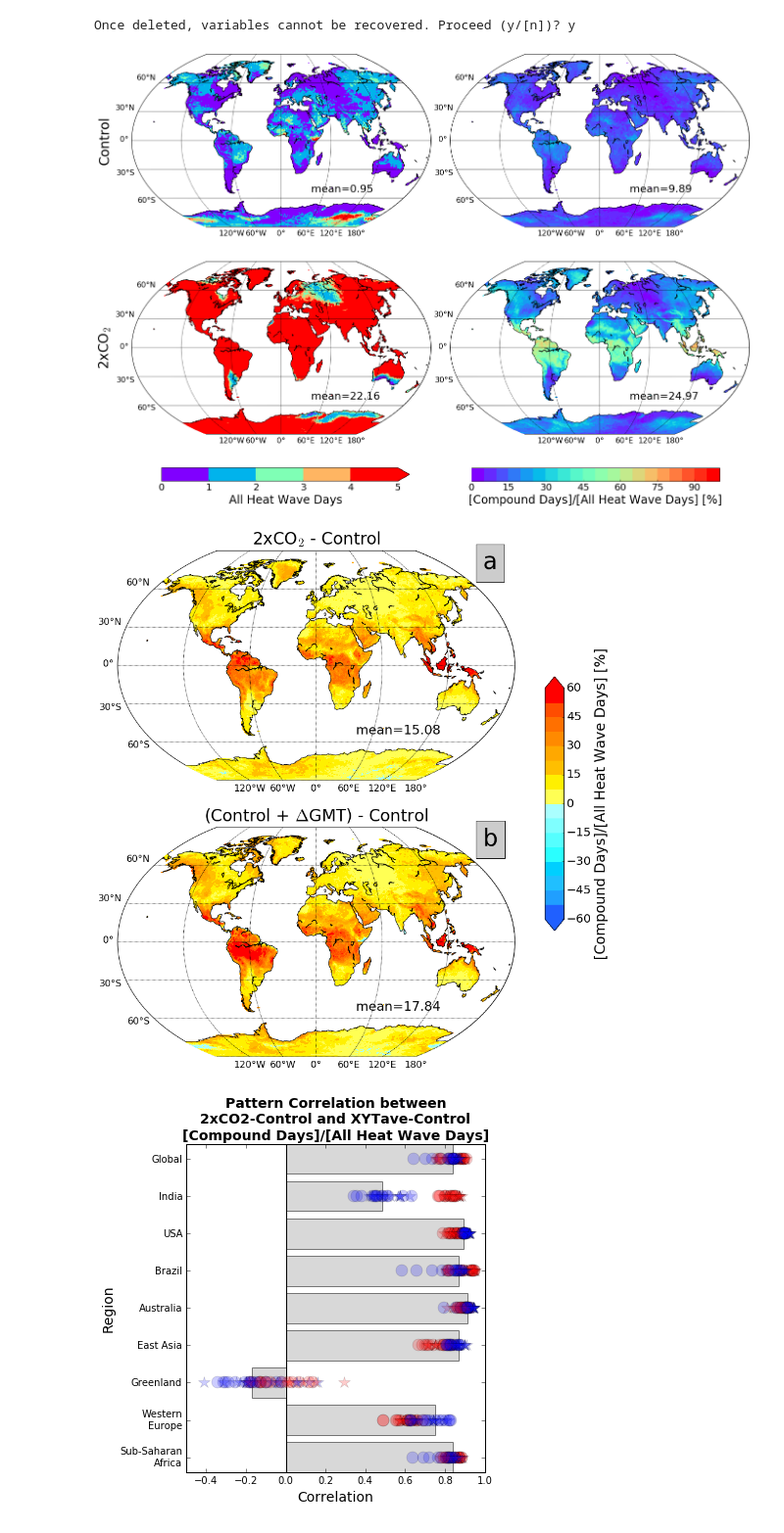
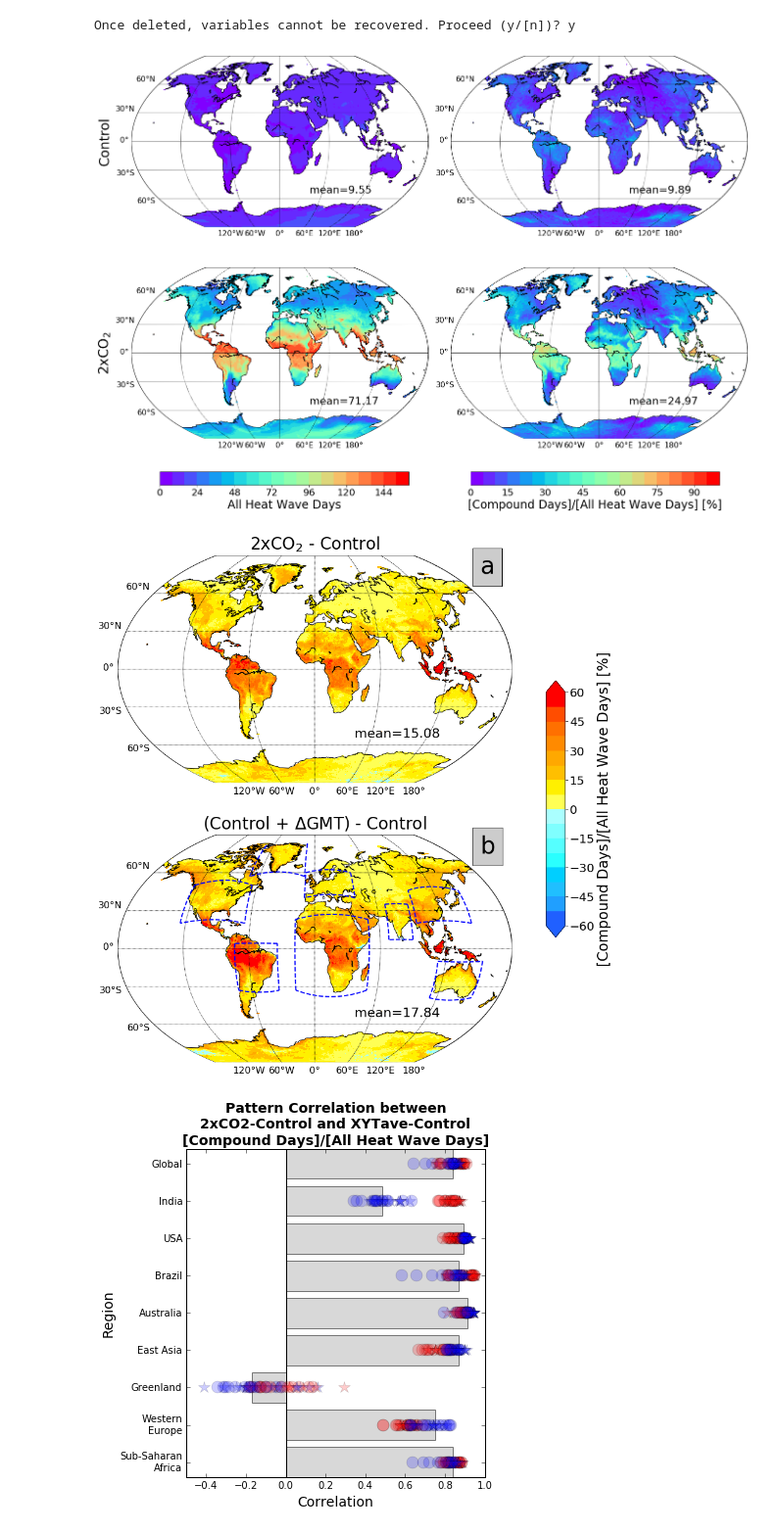
Before and after one commit to janewbaldwin/Compound-Heat-Waves, a Jupyter notebook: PaperFigures/Fig3-4-5_Control-vs-2xCO2-maps-and-meanshift-pattern-correlations.ipynb, the cells around one changed output. Shown at 98% size. Cells and saved outputs as stored; diff of their text form; code cells hidden in the pictures.

```diff
--- a/PaperFigures/Fig3-4-5_Control-vs-2xCO2-maps-and-meanshift-pattern-correlations.ipynb
+++ b/PaperFigures/Fig3-4-5_Control-vs-2xCO2-maps-and-meanshift-pattern-correlations.ipynb
@@ -155,7 +160,7 @@ x1 = start+sf
 lon0 = start+180+sf
 
 ax1 = plt.subplot(2,2,1)
-var = ahw2f['Control']
+var = ahwf['Control']
 shift, lons = shiftgrid(x1,var,lons0,start=True,cyclic=360.0)
 lon, lat = np.meshgrid(lons, lats0)
 m = Basemap(projection='kav7',lon_0=lon0,resolution='c') #lon_0=180
@@ -168,13 +173,13 @@ m.drawparallels(parallels,labels=[1,0,0,0],fontsize=fs)
 meridians = np.arange(0.,360.,60.)
 m.drawmeridians(meridians,labels=[0,0,0,1],fontsize=fs)
 xi, yi = m(lon, lat)
-bounds=np.linspace(0,5,6)
+bounds=np.linspace(0,160,21)
 norm = colors.BoundaryNorm(boundaries=bounds, ncolors=256)
-cs = m.contourf(xi,yi,shift,bounds,norm=norm,cmap=plt.cm.rainbow,extend='max')
+cs = m.contourf(xi,yi,shift,bounds,norm=norm,cmap=plt.cm.rainbow)
 ax1.text(.6, .2, 'mean=%.2f'%spacemean(var),transform=ax1.transAxes,fontsize=22)
 
 ax3 = plt.subplot(2,2,3)
-var = ahw2f['2xCO2']
+var = ahwf['2xCO2']
 shift, lons = shiftgrid(x1,var,lons0,start=True,cyclic=360.0)
 lon, lat = np.meshgrid(lons, lats0)
 m = Basemap(projection='kav7',lon_0=lon0,resolution='c') #lon_0=180
@@ -186,9 +191,9 @@ m.drawparallels(parallels,labels=[1,0,0,0],fontsize=fs)
 # draw meridians
 meridians = np.arange(0.,360.,60.)
 m.drawmeridians(meridians,labels=[0,0,0,1],fontsize=fs)
-bounds=np.linspace(0,5,6) #np.linspace(0,160,21)
+bounds=np.linspace(0,160,21) #np.linspace(0,160,21)
 norm = colors.BoundaryNorm(boundaries=bounds, ncolors=256)
-cs = m.contourf(xi,yi,shift,bounds,norm=norm,cmap=plt.cm.rainbow,extend='max')
+cs = m.contourf(xi,yi,shift,bounds,norm=norm,cmap=plt.cm.rainbow)
 ax3.text(.6, .2, 'mean=%.2f'%spacemean(var),transform=ax3.transAxes,fontsize=22)
 
 ax2 = plt.subplot(2,2,2)
@@ -225,34 +230,34 @@ m.drawmeridians(meridians,labels=[0,0,0,1],fontsize=fs)
 bounds=np.linspace(0,100,21)
 norm = colors.BoundaryNorm(boundaries=bounds, ncolors=256)
 csp = m.contourf(xi,yi,shift,bounds,norm=norm,cmap=plt.cm.rainbow)
 ax4.text(.6, .2, 'mean=%.2f'%spacemean(var), transform=ax4.transAxes,fontsize=22)
 
 ax1.text(-0.09,0.5, "Control", transform=ax1.transAxes, fontsize=28, rotation='vertical',ha='center',va='center')
 ax3.text(-0.09,0.5, "2xCO$_{2}$", transform=ax3.transAxes, fontsize=28, rotation='vertical',ha='center',va='center')
 
 #ax1.text(0.93,0.9, "a", transform=ax1.transAxes, fontsize=40, bbox=dict(boxstyle='square',
             #fc='0.8', alpha=1.0), zorder=100)
 #ax2.text(0.93,0.9, "b", transform=ax2.transAxes, fontsize=40, bbox=dict(boxstyle='square',
             #fc='0.8', alpha=1.0), zorder=100)
 #ax3.text(0.93,0.9, "c", transform=ax3.transAxes, fontsize=40, bbox=dict(boxstyle='square',
             #fc='0.8', alpha=1.0), zorder=100)
 #ax4.text(0.93,0.9, "d", transform=ax4.transAxes, fontsize=40, bbox=dict(boxstyle='square',
             #fc='0.8', alpha=1.0), zorder=100)
 
 cax = fig.add_axes([0.05, -0.03, 0.4, 0.03])
 art = plt.colorbar(cs, cax, orientation='horizontal')
 art.set_label('All Heat Wave Days', fontsize=24)
 art.ax.tick_params(labelsize=20)
 caxp = fig.add_axes([0.55, -0.03, 0.4, 0.03])
 art2 = plt.colorbar(csp, caxp, orientation='horizontal')
 art2.set_label('[Compound Days]/[All Heat Wave Days] [%]', fontsize=24)
 art2.ax.tick_params(labelsize=20)
 
 plt.tight_layout(pad=0.2, w_pad=4, h_pad=0.2)
 
 fig.savefig(defxn+defday+pctn+'_mean.pdf',bbox_inches='tight')
 # %% [output]
-[figure, old version]
+[figure, new version]
 # %%
 #Difference Maps
 fig = plt.figure(figsize=(18,12))
@@ -306,10 +311,10 @@ bounds=np.linspace(-60,60,17)
 norm = colors.BoundaryNorm(boundaries=bounds, ncolors=256)
 cs = m.contourf(xi,yi,shift,bounds,norm=norm,cmap=cm.GMT_no_green,extend='both')
 ax2.text(.6, .2, 'mean=%.2f'%spacemean(var),transform=ax2.transAxes,fontsize=22)
-#for reg in ['CONUS','Western Europe','Australia',
-           #'Greenland','East Asia','India','Brazil',
-           #'Sub-Saharan Africa']:
-    #mapbox(regions[reg])
+for reg in ['CONUS','Western Europe','Australia',
+           'Greenland','East Asia','India','Brazil',
+           'Sub-Saharan Africa']:
+    mapbox(regions[reg])
 
 ax1.text(0.5,1.05, "2xCO$_{2}$ - Control", transform=ax1.transAxes, fontsize=28, rotation='horizontal',ha='center',va='center')
 ax2.text(0.5,1.05, "(Control + $\Delta$GMT) - Control", transform=ax2.transAxes, fontsize=28, rotation='horizontal',ha='center',va='center')
@@ -328,7 +333,7 @@ plt.tight_layout(pad=0.2, w_pad=2.5, h_pad=8)
 
 fig.savefig(defxn+defday+pctn+'_diff.pdf', bbox_inches='tight')
 # %% [output]
-[figure, old version]
+[figure, new version]
 # %%
 #Bar chart of pattern correlations
 for key, value in corr.iteritems():
```
Also changed, not shown: parts of 5 cells of this notebook, 1 other file.
